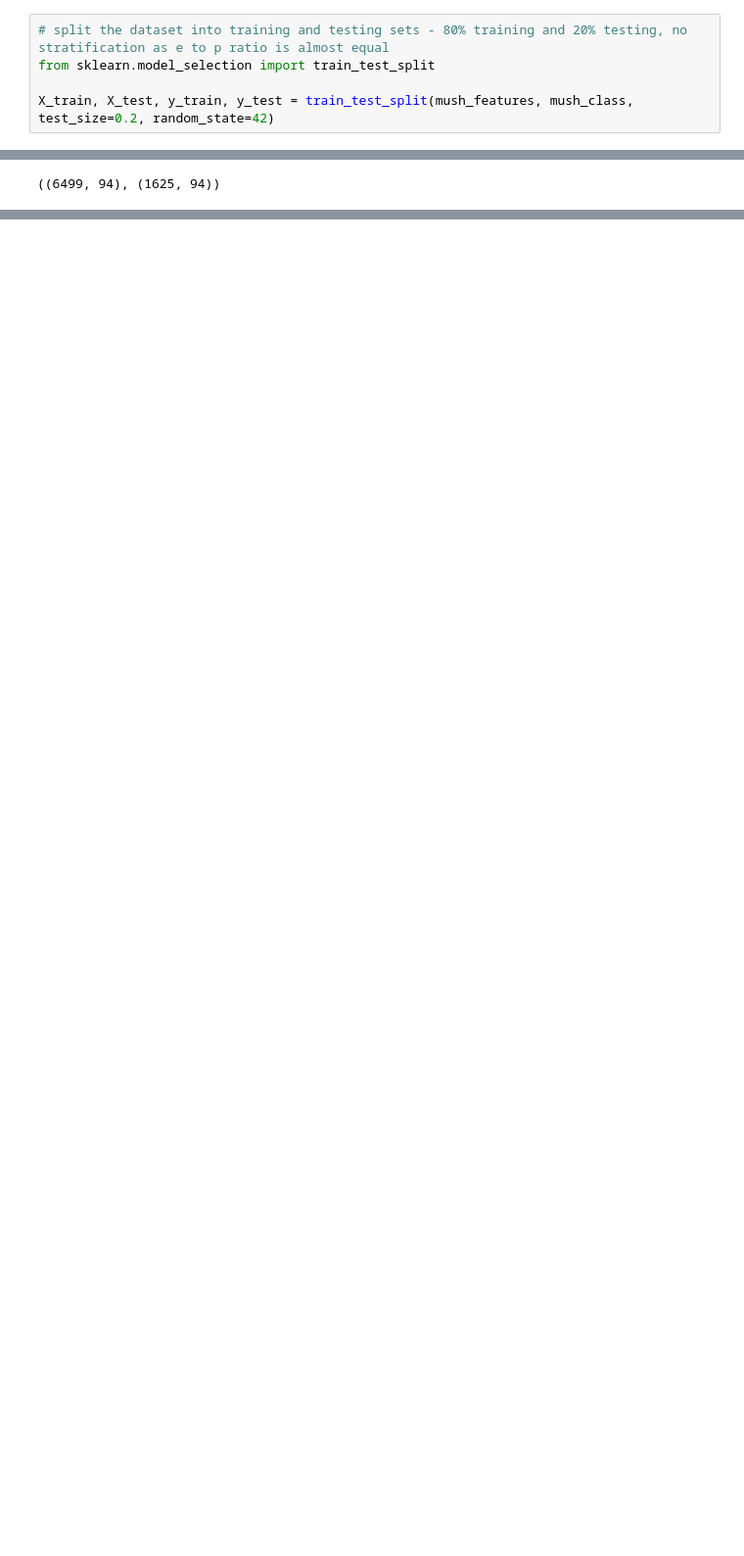
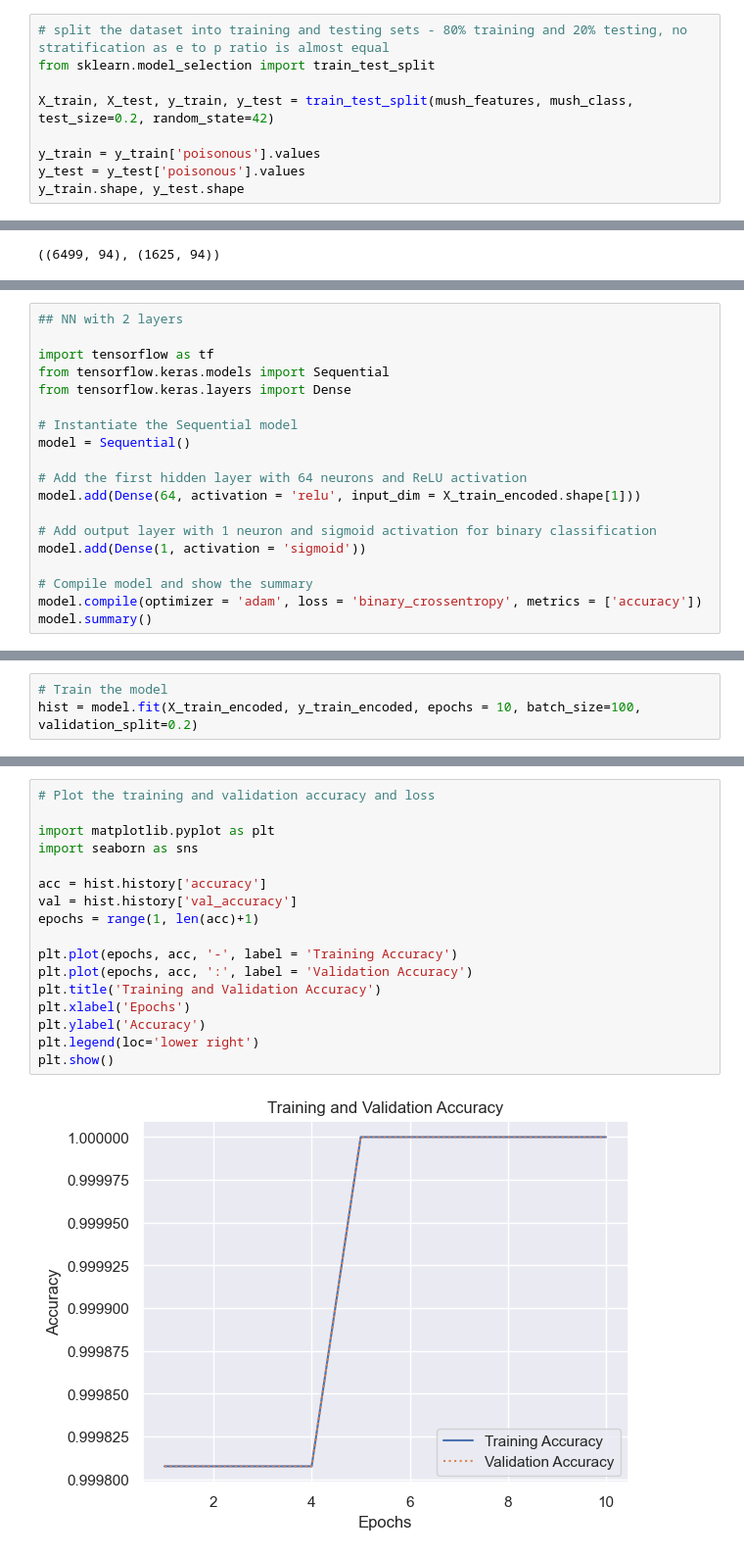
Before and after one commit to ashcds/mushroom-classification, a Jupyter notebook: ML_model.ipynb, the cells around one changed output, grey strips where cells are left out. Shown at 98% size. Drawn from its saved outputs; the diff is of its cells as text; blank space fills up the shorter version.

```diff
--- a/ML_model.ipynb
+++ b/ML_model.ipynb
@@ -69,3 +69,7 @@ See the caveats in the documentation: https://pandas.pydata.org/pandas-docs/stab
 from sklearn.model_selection import train_test_split
 
 X_train, X_test, y_train, y_test = train_test_split(mush_features, mush_class, test_size=0.2, random_state=42)
+
+y_train = y_train['poisonous'].values
+y_test = y_test['poisonous'].values
+y_train.shape, y_test.shape
@@ -105,0 +118,19 @@ y_test_encoded = lab_encoder.transform(y_test)
+# %%
+## NN with 2 layers
+
+import tensorflow as tf
+from tensorflow.keras.models import Sequential
+from tensorflow.keras.layers import Dense
+
+# Instantiate the Sequential model
+model = Sequential()
+
+# Add the first hidden layer with 64 neurons and ReLU activation
+model.add(Dense(64, activation = 'relu', input_dim = X_train_encoded.shape[1]))
+
+# Add output layer with 1 neuron and sigmoid activation for binary classification
+model.add(Dense(1, activation = 'sigmoid'))
+
+# Compile model and show the summary
+model.compile(optimizer = 'adam', loss = 'binary_crossentropy', metrics = ['accuracy'])
+model.summary()
@@ -105,0 +151,3 @@ y_test_encoded = lab_encoder.transform(y_test)
+# %%
+# Train the model
+hist = model.fit(X_train_encoded, y_train_encoded, epochs = 10, batch_size=100, validation_split=0.2)
@@ -105,0 +177,19 @@ y_test_encoded = lab_encoder.transform(y_test)
+# %%
+# Plot the training and validation accuracy and loss
+
+import matplotlib.pyplot as plt
+import seaborn as sns
+
+acc = hist.history['accuracy']
+val = hist.history['val_accuracy']
+epochs = range(1, len(acc)+1)
+
+plt.plot(epochs, acc, '-', label = 'Training Accuracy')
+plt.plot(epochs, acc, ':', label = 'Validation Accuracy')
+plt.title('Training and Validation Accuracy')
+plt.xlabel('Epochs')
+plt.ylabel('Accuracy')
+plt.legend(loc='lower right')
+plt.show()
+# %% [output]
+[figure, added]
```
Also changed, not shown: parts of 13 cells of this notebook, 1 other file.
